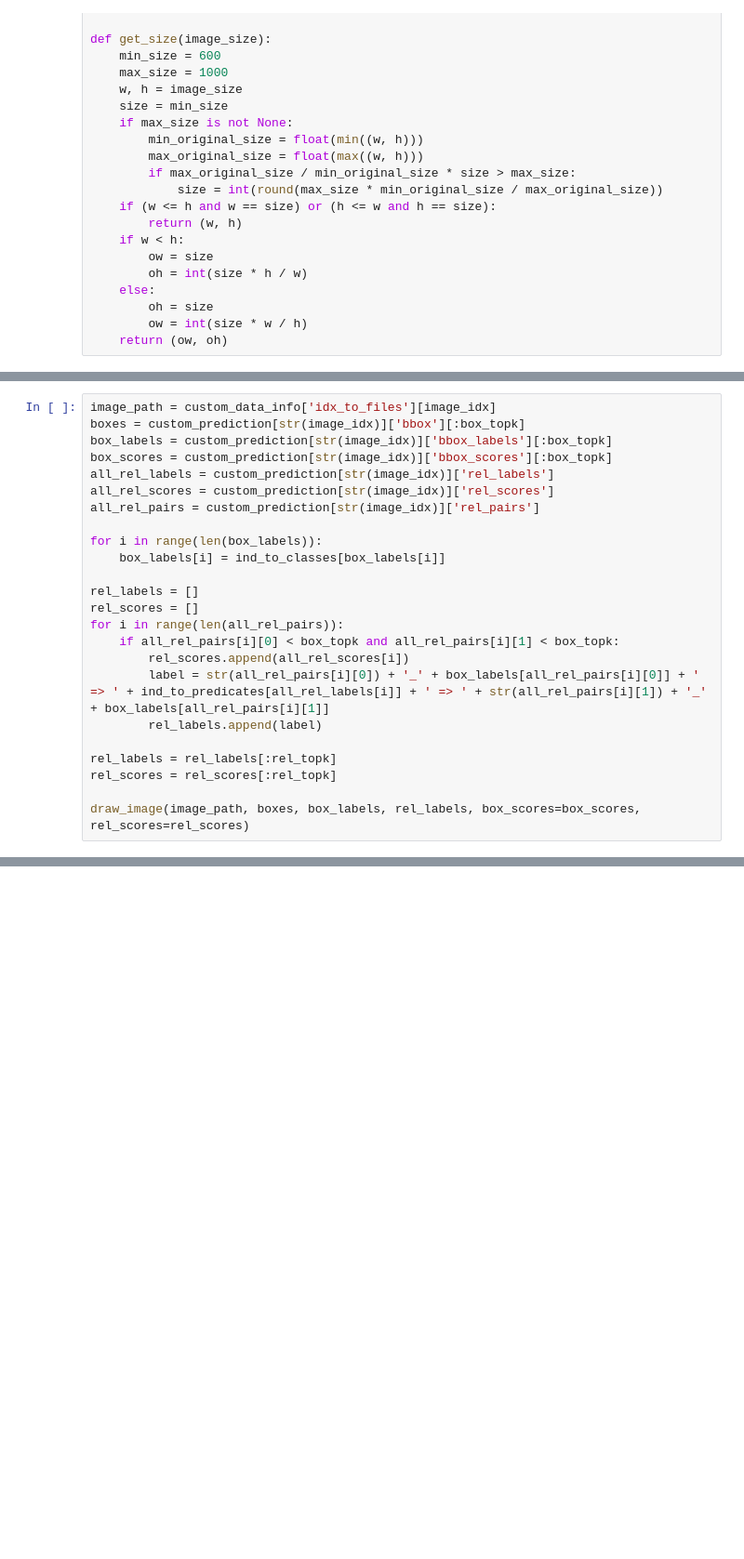
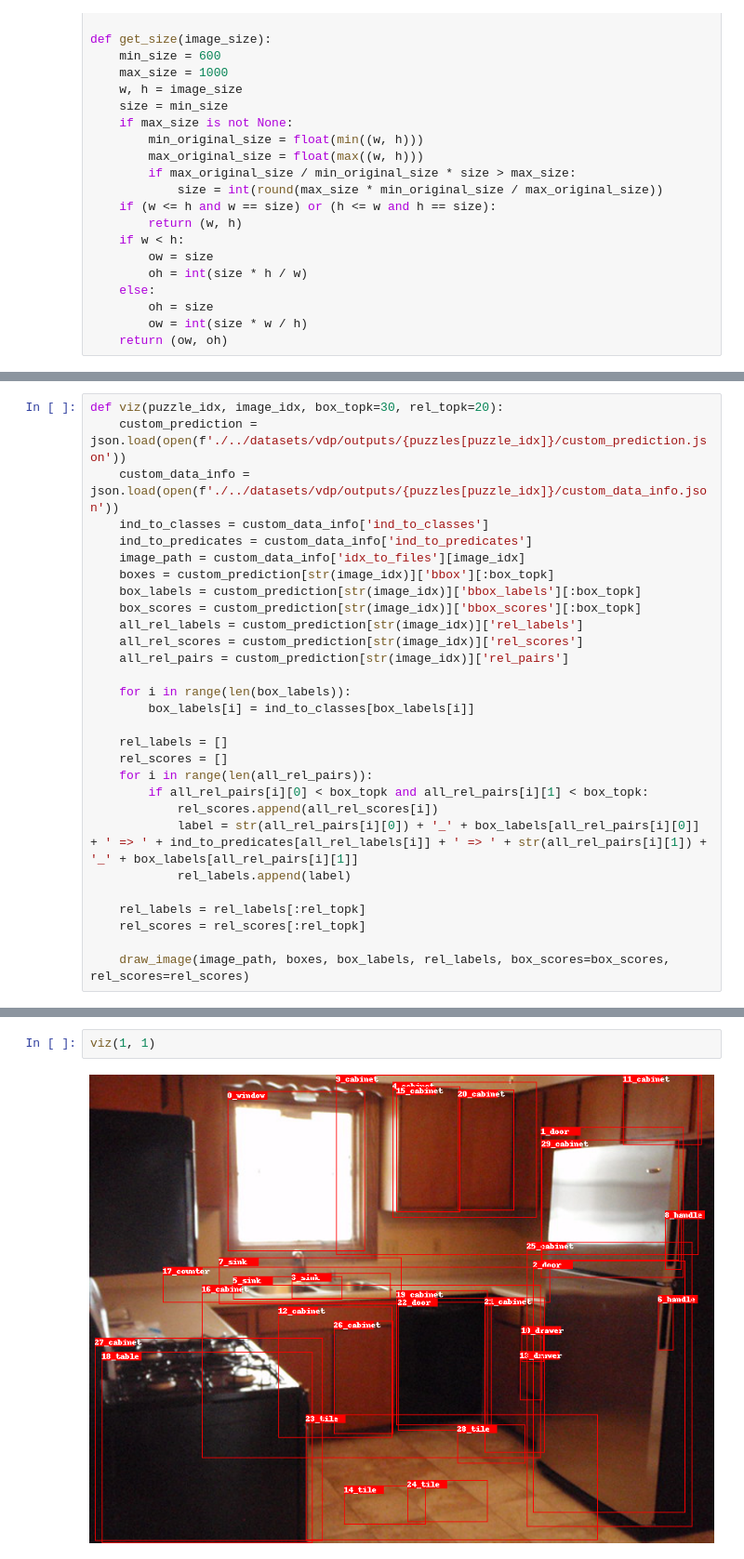
Before and after one commit to atharvas/Scene-Graph-Benchmark.pytorch, a Jupyter notebook: visualization/3.visualize_custom_SGDet.ipynb, the cells around one changed output, grey strips where cells are left out. Shown: that part at 93% size. Saved outputs shown, nothing was run; the diff lists cells and outputs as text; blank space fills up the shorter version.

Commit message:
Added VDP inputs, outputs, and viz code

```diff
--- a/visualization/3.visualize_custom_SGDet.ipynb
+++ b/visualization/3.visualize_custom_SGDet.ipynb
@@ -72,24 +95,29 @@ ind_to_predicates = custom_data_info['ind_to_predicates']
 # %%
-image_path = custom_data_info['idx_to_files'][image_idx]
-boxes = custom_prediction[str(image_idx)]['bbox'][:box_topk]
-box_labels = custom_prediction[str(image_idx)]['bbox_labels'][:box_topk]
-box_scores = custom_prediction[str(image_idx)]['bbox_scores'][:box_topk]
-all_rel_labels = custom_prediction[str(image_idx)]['rel_labels']
-all_rel_scores = custom_prediction[str(image_idx)]['rel_scores']
-all_rel_pairs = custom_prediction[str(image_idx)]['rel_pairs']
+def viz(puzzle_idx, image_idx, box_topk=30, rel_topk=20):
+    custom_prediction = json.load(open(f'./../datasets/vdp/outputs/{puzzles[puzzle_idx]}/custom_prediction.json'))
+    custom_data_info = json.load(open(f'./../datasets/vdp/outputs/{puzzles[puzzle_idx]}/custom_data_info.json'))
+    ind_to_classes = custom_data_info['ind_to_classes']
+    ind_to_predicates = custom_data_info['ind_to_predicates']
+    image_path = custom_data_info['idx_to_files'][image_idx]
+    boxes = custom_prediction[str(image_idx)]['bbox'][:box_topk]
+    box_labels = custom_prediction[str(image_idx)]['bbox_labels'][:box_topk]
+    box_scores = custom_prediction[str(image_idx)]['bbox_scores'][:box_topk]
+    all_rel_labels = custom_prediction[str(image_idx)]['rel_labels']
+    all_rel_scores = custom_prediction[str(image_idx)]['rel_scores']
+    all_rel_pairs = custom_prediction[str(image_idx)]['rel_pairs']
 
-for i in range(len(box_labels)):
-    box_labels[i] = ind_to_classes[box_labels[i]]
+    for i in range(len(box_labels)):
+        box_labels[i] = ind_to_classes[box_labels[i]]
 
-rel_labels = []
-rel_scores = []
-for i in range(len(all_rel_pairs)):
-    if all_rel_pairs[i][0] < box_topk and all_rel_pairs[i][1] < box_topk:
-        rel_scores.append(all_rel_scores[i])
-        label = str(all_rel_pairs[i][0]) + '_' + box_labels[all_rel_pairs[i][0]] + ' => ' + ind_to_predicates[all_rel_labels[i]] + ' => ' + str(all_rel_pairs[i][1]) + '_' + box_labels[all_rel_pairs[i][1]]
-        rel_labels.append(label)
+    rel_labels = []
+    rel_scores = []
+    for i in range(len(all_rel_pairs)):
+        if all_rel_pairs[i][0] < box_topk and all_rel_pairs[i][1] < box_topk:
+            rel_scores.append(all_rel_scores[i])
+            label = str(all_rel_pairs[i][0]) + '_' + box_labels[all_rel_pairs[i][0]] + ' => ' + ind_to_predicates[all_rel_labels[i]] + ' => ' + str(all_rel_pairs[i][1]) + '_' + box_labels[all_rel_pairs[i][1]]
+            rel_labels.append(label)
 
-rel_labels = rel_labels[:rel_topk]
-rel_scores = rel_scores[:rel_topk]
+    rel_labels = rel_labels[:rel_topk]
+    rel_scores = rel_scores[:rel_topk]
 
-draw_image(image_path, boxes, box_labels, rel_labels, box_scores=box_scores, rel_scores=rel_scores)
+    draw_image(image_path, boxes, box_labels, rel_labels, box_scores=box_scores, rel_scores=rel_scores)
@@ -114,0 +151,4 @@ rel_labels 19: 22_mountain => behind => 13_sign; score: 0.8323922753334045
+# %%
+viz(1, 1)
+# %% [output]
+[figure, added]
```
Also changed, not shown: parts of 15 cells of this notebook, 55 other files.
